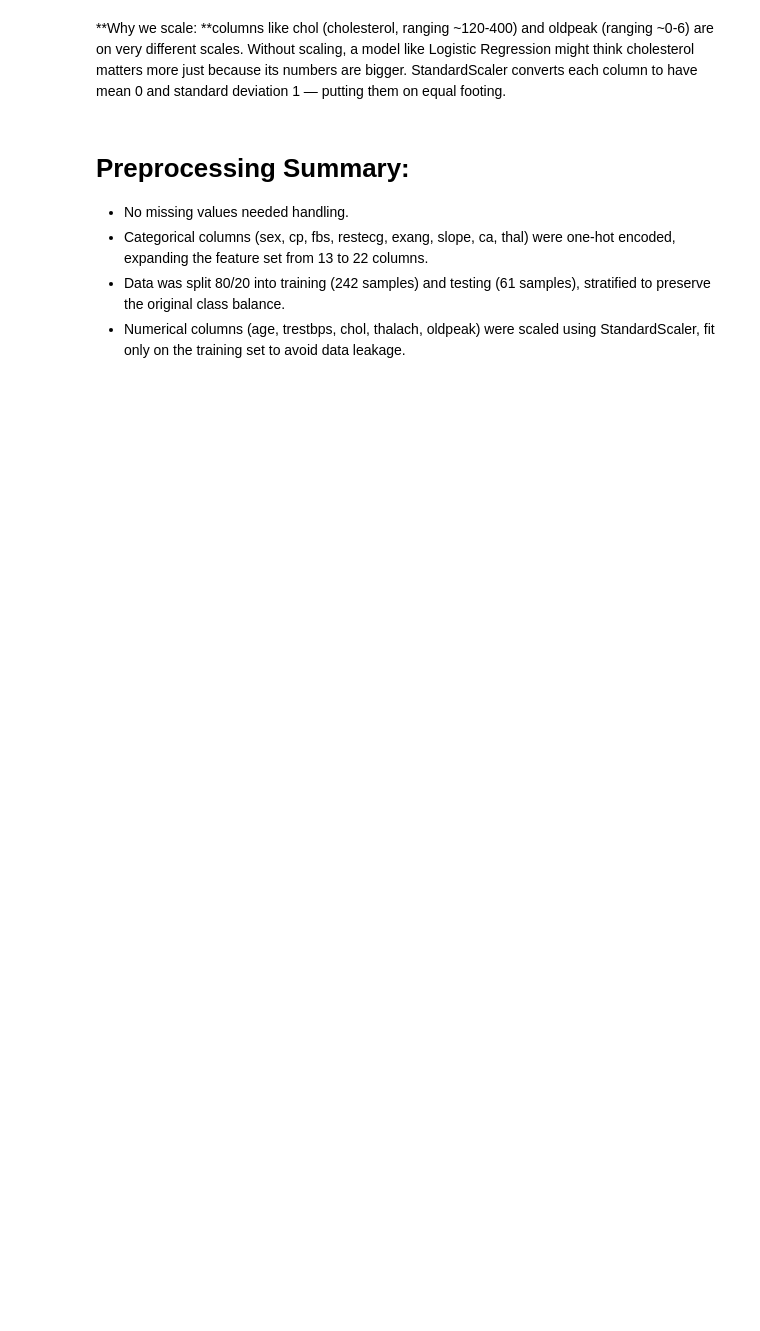
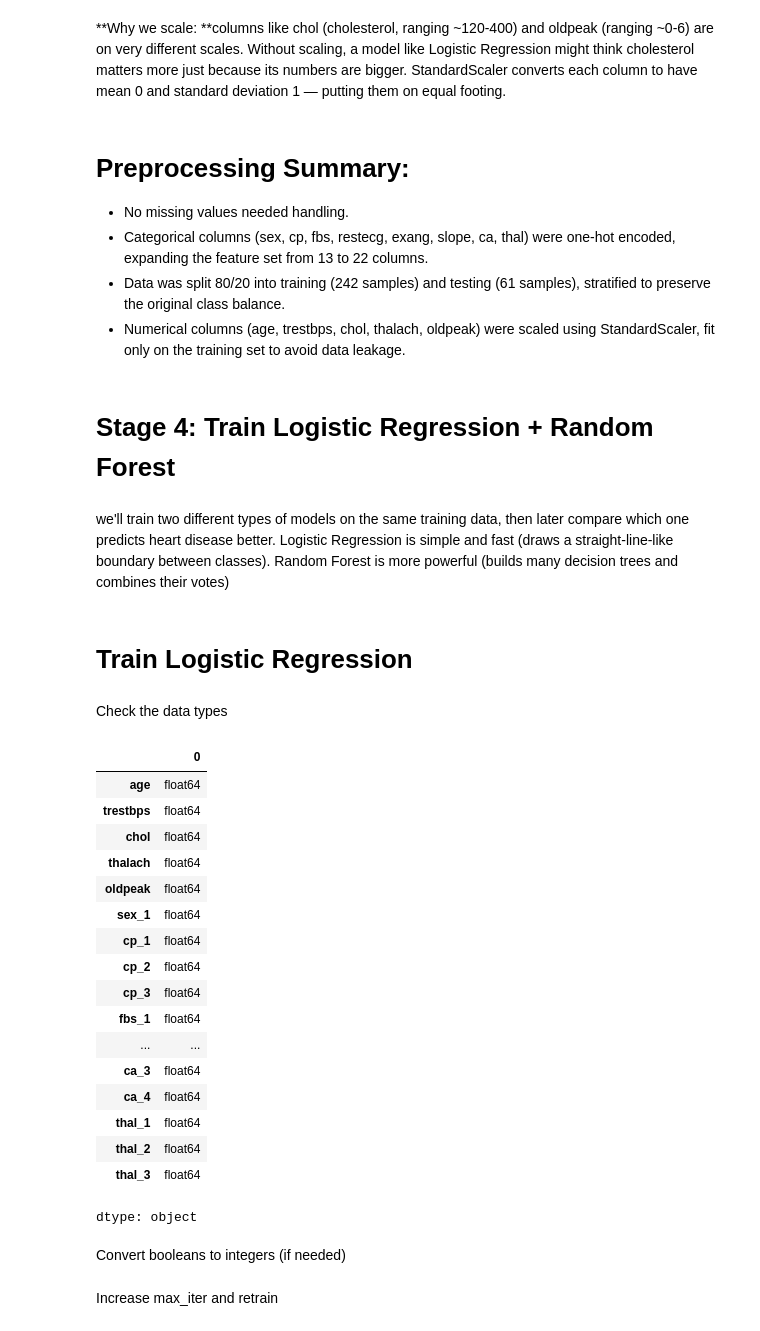
Before and after one commit to ummehabiba-m/-betabytez-aiml-task1-ummeHabiba, a Jupyter notebook: heart_disease_classifier.ipynb, the cells around one changed output. Drawn from its saved outputs; the diff is of its cells as text; code cells hidden in the pictures; blank space fills up the shorter version.

```diff
--- a/heart_disease_classifier.ipynb
+++ b/heart_disease_classifier.ipynb
@@ -261,3 +269,34 @@ X_train.head()
   stratified to preserve the original class balance.
 - Numerical columns (age, trestbps, chol, thalach, oldpeak) were scaled using
   StandardScaler, fit only on the training set to avoid data leakage.
+# %% [markdown]
+# Stage 4: Train Logistic Regression + Random Forest
+# %% [markdown]
+we'll train two different types of models on the same training data, then later compare which one predicts heart disease better. Logistic Regression is simple and fast (draws a straight-line-like boundary between classes). Random Forest is more powerful (builds many decision trees and combines their votes)
+# %% [markdown]
+# Train Logistic Regression
+# %% [markdown]
+ Check the data types
+# %%
+X_train.dtypes
+# %% [output]
+|  | 0 |
+| age | float64 |
+| trestbps | float64 |
+| chol | float64 |
+| thalach | float64 |
+| oldpeak | float64 |
+| sex_1 | float64 |
+| cp_1 | float64 |
+| cp_2 | float64 |
+| cp_3 | float64 |
+| fbs_1 | float64 |
+| ... | ... |
+| ca_3 | float64 |
+| ca_4 | float64 |
+| thal_1 | float64 |
+| thal_2 | float64 |
+| thal_3 | float64 |
+dtype: object
+# %% [markdown]
+Convert booleans to integers (if needed)
@@ -263,0 +309,2 @@ X_train.head()
+# %% [markdown]
+Increase max_iter and retrain
```
Also changed, not shown: parts of 26 cells of this notebook.
